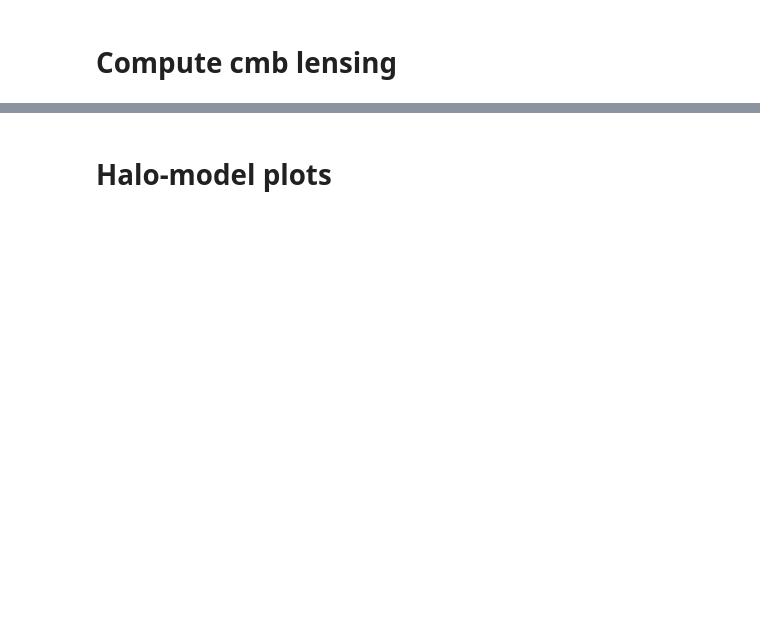
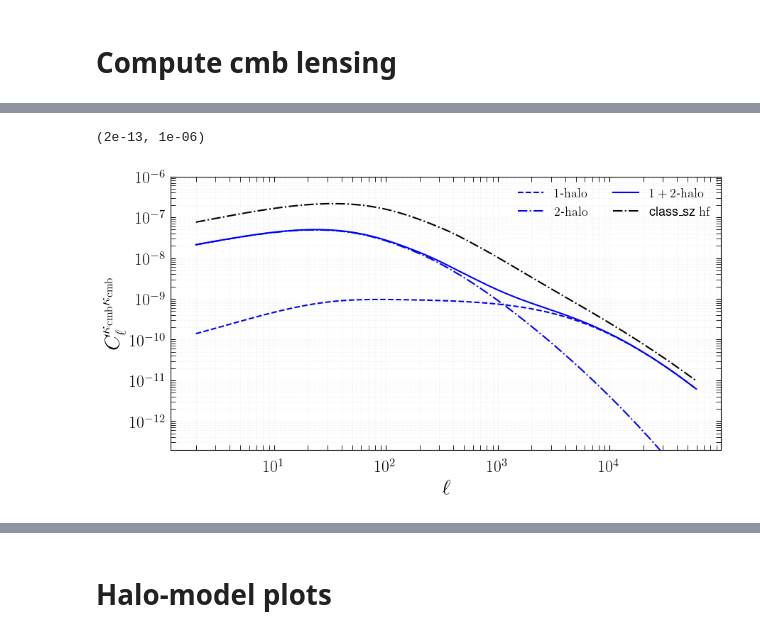
Before and after one commit to CLASS-SZ/notebooks, a Jupyter notebook: class_sz_cmblensing_halomodel.ipynb, the cells around one changed output, grey strips where cells are left out. Cells and saved outputs as stored; diff of their text form; code cells hidden in the pictures; blank space fills up the shorter version.

```diff
--- a/class_sz_cmblensing_halomodel.ipynb
+++ b/class_sz_cmblensing_halomodel.ipynb
@@ -199,0 +148,52 @@ ax.set_ylim(2e-11,1.e-6)
+# %%
+label_size = 17
+title_size = 22
+legend_size = 13
+handle_length = 1.5
+fig, (ax3) = plt.subplots(1,1,figsize=(10,5))
+
+ax = ax3
+ax.tick_params(axis = 'x',which='both',length=5,direction='in', pad=10)
+ax.tick_params(axis = 'y',which='both',length=5,direction='in', pad=5)
+ax.xaxis.set_ticks_position('both')
+ax.yaxis.set_ticks_position('both')
+plt.setp(ax.get_yticklabels(), rotation='horizontal', fontsize=label_size)
+plt.setp(ax.get_xticklabels(), fontsize=label_size)
+ax.grid( b=True, which="both", alpha=0.1, linestyle='--')
+
+ax.set_ylabel(r"$C_\ell^{\kappa_\mathrm{cmb}\kappa_\mathrm{cmb}}$",size=title_size)
+ax.set_xlabel(r"$\ell$",size=title_size)
+
+ell = np.asarray(cl_kk_hm()['ell'])
+fac = ell*(ell+1.)/2./np.pi
+cl_kk_1h = np.asarray(cl_kk_hm()['1h'])
+cl_kk_2h = np.asarray(cl_kk_hm()['2h'])
+cl_kk_hf = np.asarray(cl_kk_hm()['hf'])
+
+# # ell = np.asarray(cl_gg()['ell'])
+# cl_km_1h = np.asarray(cl_km()['1h'])
+# cl_km_2h = np.asarray(cl_km()['2h'])
+
+ax.plot(ell,cl_kk_1h/fac,ls='--',c='b',label=r'$\mathrm{1}$-$\mathrm{halo}$')
+ax.plot(ell,cl_kk_2h/fac,ls='-.',c='b',label=r'$\mathrm{2}$-$\mathrm{halo}$')
+ax.plot(ell,cl_kk_2h/fac+cl_kk_1h/fac,ls='-',c='b',label=r'$\mathrm{1+2}$-$\mathrm{halo}$')
+ax.plot(ell,cl_kk_hf/fac,ls='-.',c='k',label=r'class_sz $\mathrm{hf}$')
+# M.raw_cl()['ell']
+# M.raw_cl()['pp']
+
+# class_cls, = ax.plot(Mclass.lensed_cl()['ell'],
+#                      Mclass.lensed_cl()['pp']*(Mclass.lensed_cl()['ell']*(Mclass.lensed_cl()['ell']+1.)/2.)**2.,
+#                      ls=':',c='r',label=r'class Halofit')
+
+
+plt.legend(frameon=True,framealpha=0,ncol=2,fontsize=13,loc=1)
+
+ax.set_xscale('log')
+ax.set_yscale('log')
+
+# ax.set_xlim(2e0,2.e4)
+ax.set_ylim(2e-13,1.e-6)
+# plt.savefig(path_to_kSZ2X_2022+'clkk_so_s4.pdf')
+# %% [output]
+(2e-13, 1e-06)
+[figure, added]
```
Also changed, not shown: parts of 14 cells of this notebook, 1 other file.
